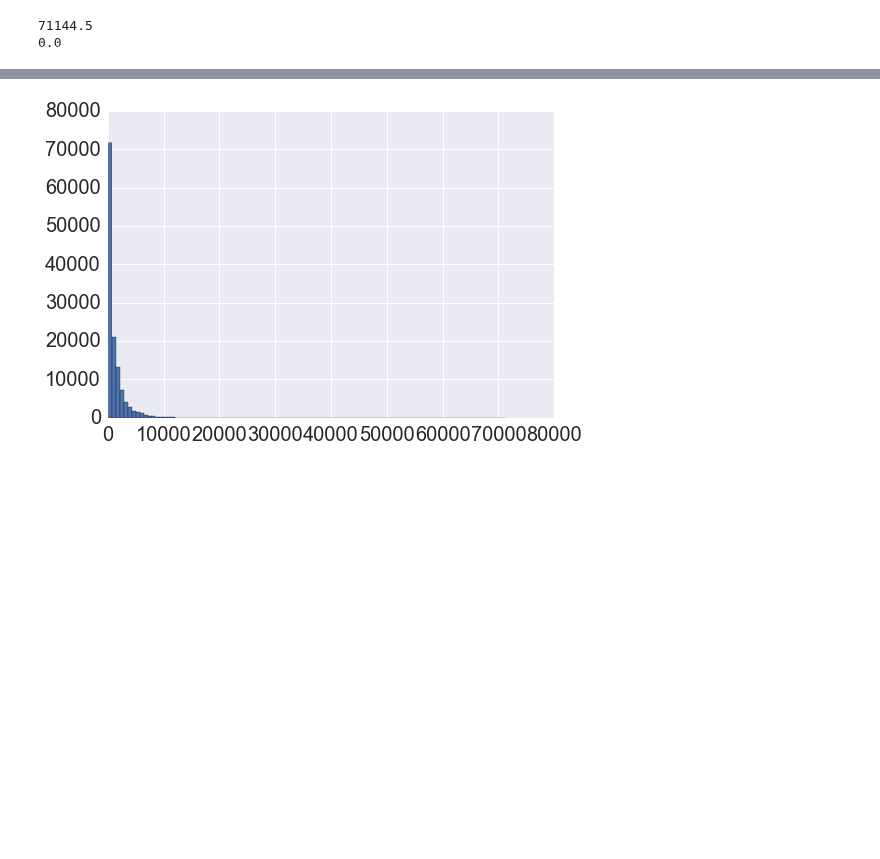
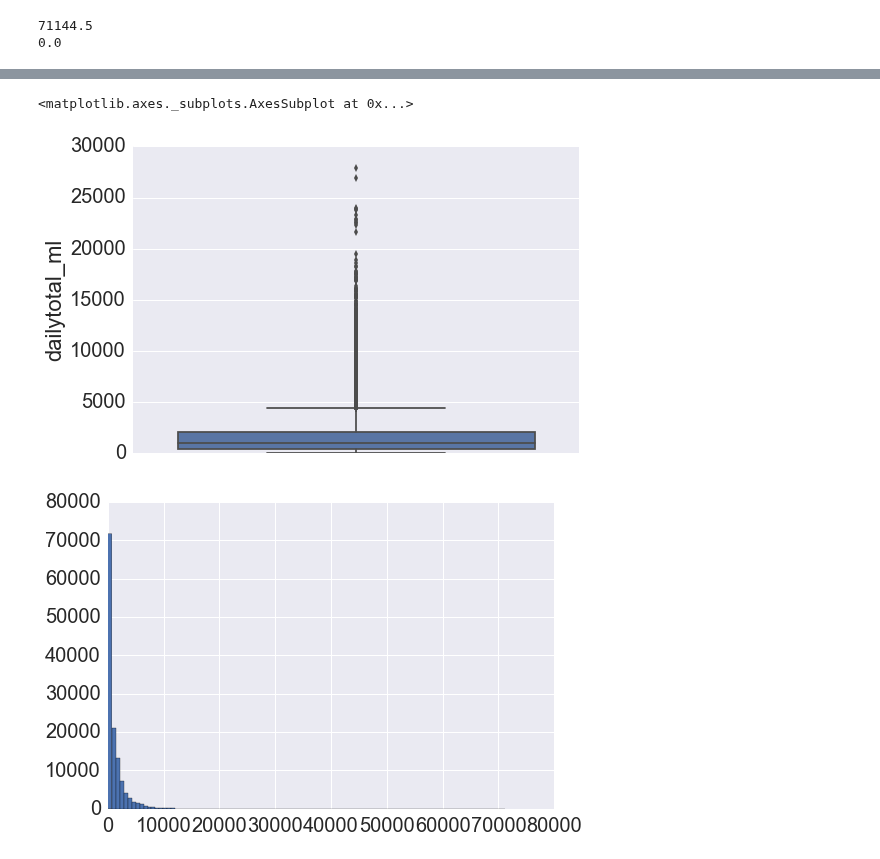
Before and after one commit to yhtgrace/echo, a Jupyter notebook: notebooks/161117_fluidoutcomes_mx.ipynb, the cells around one changed output, grey strips where cells are left out. Drawn from its saved outputs; the diff is of its cells as text; code cells hidden in the pictures; blank space fills up the shorter version.

```diff
--- a/notebooks/161117_fluidoutcomes_mx.ipynb
+++ b/notebooks/161117_fluidoutcomes_mx.ipynb
@@ -76,3 +76,8 @@ axes = dfmv.dailytotal_ml.hist(bins=100)
+# %%
+sns.boxplot(y = "dailytotal_ml", data = dfmv)
+# %% [output]
+<matplotlib.axes._subplots.AxesSubplot at 0x...>
+[figure, added]
 # %%
 axes = dfcv.dailytotal_ml.hist(bins=100)
 # %% [output]
```
Also changed, not shown: parts of 2 cells of this notebook, 7 other files.
